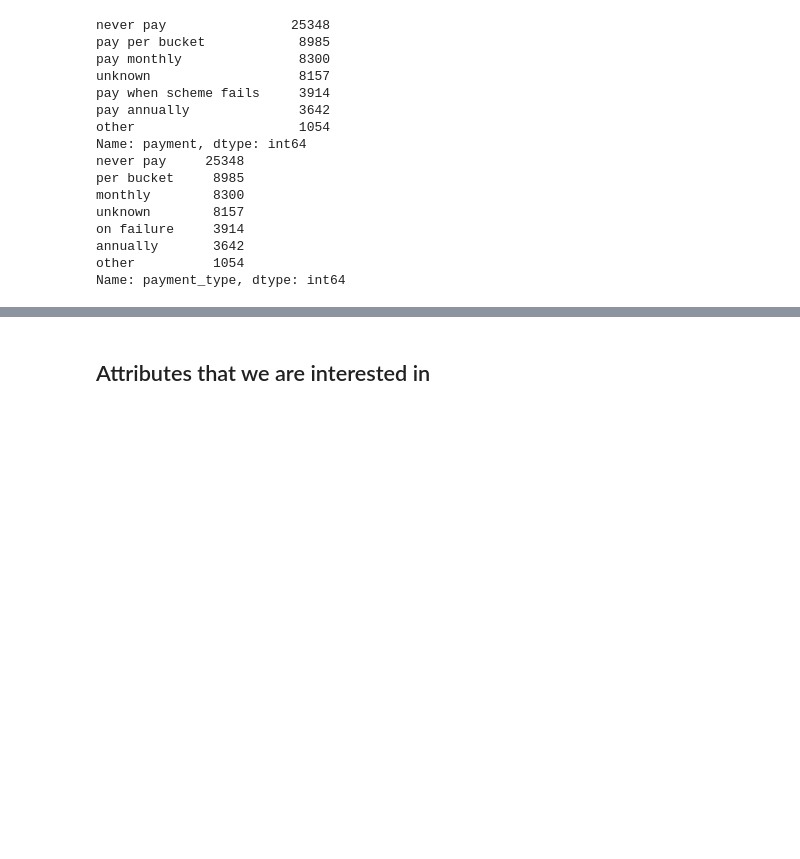
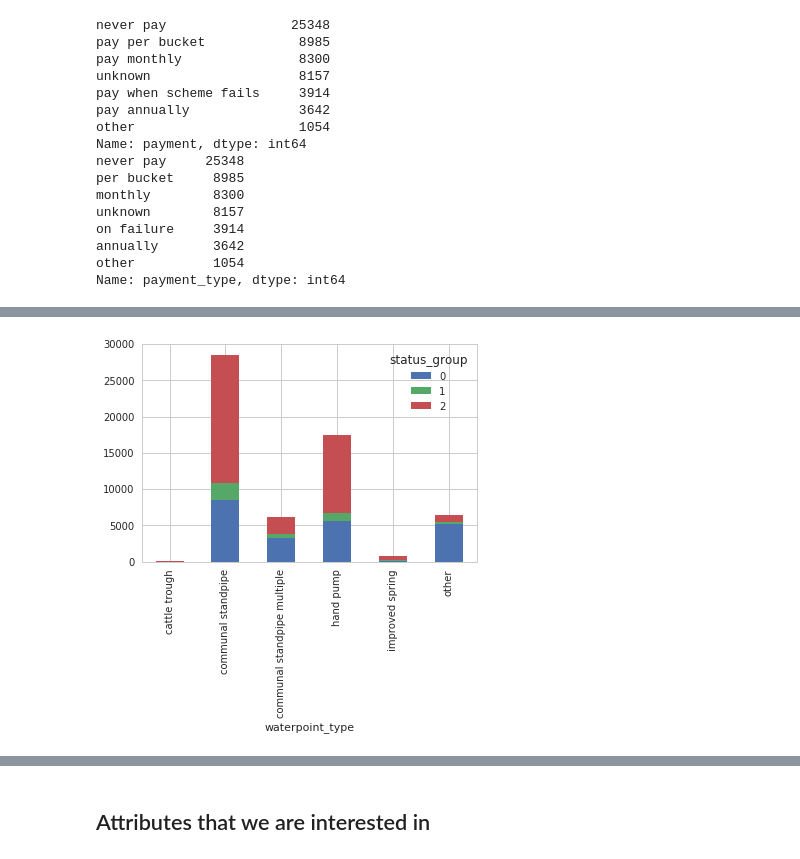
Before and after one commit to b3nk4n/ml-competitions, a Jupyter notebook: waterpumps/waterpumps.ipynb, the cells around one changed output, grey strips where cells are left out. Drawn from its saved outputs; the diff is of its cells as text; code cells hidden in the pictures; blank space fills up the shorter version.

```diff
--- a/waterpumps/waterpumps.ipynb
+++ b/waterpumps/waterpumps.ipynb
@@ -568,0 +576,4 @@ train.head()
+# %%
+crosstab_diagram(train, 'waterpoint_type')
+# %% [output]
+[figure, added]
```
Also changed, not shown: parts of 31 cells of this notebook.
